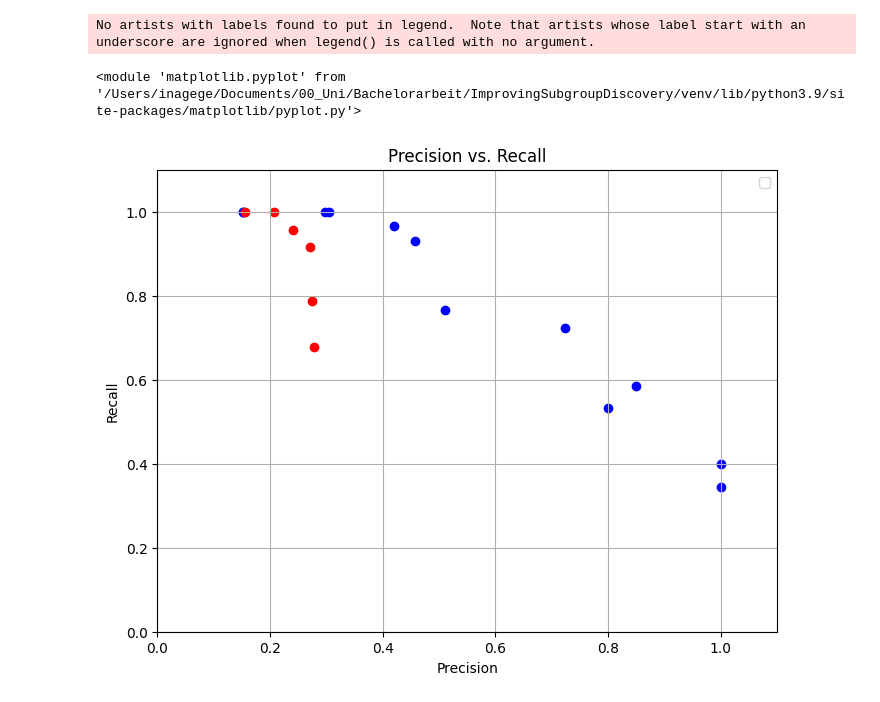
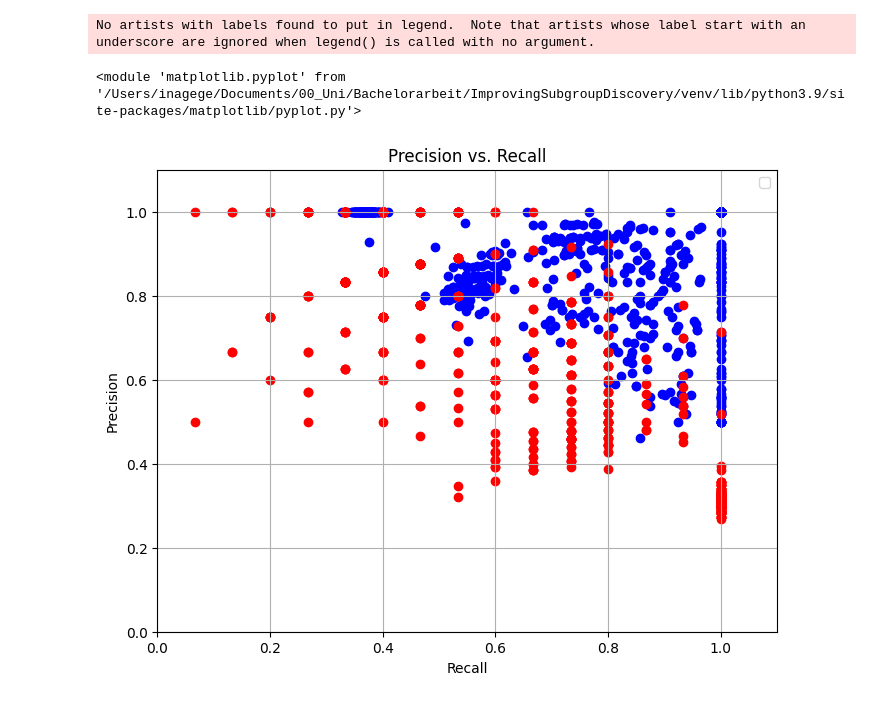
Before and after one commit to inagege/ImprovingSubgroupDiscovery, a Jupyter notebook: PRIM_Improvements/PRIM_Experiments_emaWorkbench_Improving_PRIM.ipynb, the cells around one changed output. Drawn from its saved outputs; the diff is of its cells as text; code cells hidden in the pictures.

```diff
--- a/PRIM_Improvements/PRIM_Experiments_emaWorkbench_Improving_PRIM.ipynb
+++ b/PRIM_Improvements/PRIM_Experiments_emaWorkbench_Improving_PRIM.ipynb
@@ -24,4 +26,9 @@ def visualize_precision_and_recall(precision_train, recall_train, precision_test
     # Display the plot
     plt.grid(True)
     return plt
+# %%
+def flat_prec_rec(prec, rec):
+    prec = [item for sublist in prec for item in sublist]
+    rec = [item for sublist in rec for item in sublist]
+    return prec, rec
 # %%
@@ -80,6 +82,11 @@ def define_train_test_split(data_name, stratify_feature, drop_feature, test_size
     else:
         if (data_name) == 'Rozenberg':
             data = pd.read_csv('/Users/inagege/Documents/00_Uni/Bachelorarbeit/ImprovingSubgroupDiscovery/Data/Rozenberg et al 2014.csv')
+
+    scaler = MinMaxScaler()
+    data1 = data
+    data = scaler.fit_transform(data)
+    data = pd.DataFrame(data, index = data1.index, columns=data1.columns)
 
     #sampeling a subset of the whole data set
     sample_train, sample_test = train_test_split(data, test_size=test_size, stratify=data[stratify_feature])
@@ -163,45 +201,50 @@ No artists with labels found to put in legend.  Note that artists whose label st
 # %%
-#duplicate 1 in each box
-lims = box1.box_lims
+#duplicate 1 in best box
+lims = boxes1
 
 prec_train = []
 rec_train = []
 
-for index, row in box1.peeling_trajectory.iterrows():
-    rec_train.append(row['coverage'])
-    prec_train.append(row['density'])
-
 prec_test = []
 rec_test = []
 
-x, y, x_test, y_test = define_train_test_split('Rozenberg', 'SSP1', ['SSP1', 'SSP2', 'SSP3', 'SSP4'], 0.333)
+for z in range(number_of_repeats):
 
-new_labels = y
-new_data = x
+    x, y, x_test, y_test = define_train_test_split('Rozenberg', 'SSP1', ['SSP1', 'SSP2', 'SSP3', 'SSP4', 'SSP5'], 0.333)
 
-# Iterate over each row of temp_data
-for index, row in x_test.iterrows():
-    is_within_limits = True
-    a = 0
-    # Check if entry lies within the specified limits
-    for column, value in row.iteritems():
-        is_within_limits = (lims[len(lims) - 1].iloc[0, a] <= value <= lims[len(lims) - 1].iloc[1, a]) & is_within_limits
-        a = a + 1
-    if is_within_limits:
-        new_data.loc[len(new_data)] = row
-        new_labels.loc[len(y)] = y[index]
+    labels3 = y
+    data3 = x
+    box = lims[len(lims) - 1]
+    box = pd.DataFrame(box)
 
-prim_alg3 = prim.Prim(new_data.values, new_labels, threshold=0.8, peel_alpha=0.1)
-box3 = prim_alg3.find_box()
+    # Iterate over each row of temp_data
+    for index, row in x.iterrows():
+        is_within_limits = True
+        # Check if entry lies within the specified limits
+        for a, (column, value) in enumerate(row.iteritems()):
+            is_within_limits = (box.iloc[0, a] <= value <= box.iloc[1, a]) & is_within_limits
+        if is_within_limits:
+            data3.loc[len(data3)] = row
+            labels3.loc[len(y)] = y[index]
 
-for index, row in box3.peeling_trajectory.iterrows():
-    rec_train.append(row['coverage'])
-    prec_train.append(row['density'])
+    prim_alg2 = prim_dens.PRIMdens(data3.values, labels3, alpha=0.1)
+    prim_alg2.fit()
+    precisions = prim_alg2.get_precisions()
+    recalls = prim_alg2.get_recalls()
+    boxes = prim_alg2.get_boxes()
 
-prec_test, rec_test = calculate_precision_recall_test_data(box3, x_test, y_test)
+    for index in range(len(precisions)):
+        rec_train.append(precisions[index])
+        prec_train.append(recalls[index])
+
+    prec_test_temp, rec_test_temp = calculate_precision_recall_test_data(boxes1, x_test, y_test)
+    prec_test.append(prec_test_temp)
+    rec_test.append(rec_test_temp)
+
+prec_test, rec_test = flat_prec_rec(prec_test, rec_test)
 
 visualize_precision_and_recall(prec_train, rec_train, prec_test, rec_test)
 # %% [output]
 No artists with labels found to put in legend.  Note that artists whose label start with an underscore are ignored when legend() is called with no argument.
 <module 'matplotlib.pyplot' from '/Users/inagege/Documents/00_Uni/Bachelorarbeit/ImprovingSubgroupDiscovery/venv/lib/python3.9/site-packages/matplotlib/pyplot.py'>
-[figure, old version]
+[figure, new version]
```
Also changed, not shown: parts of 5 cells of this notebook, 8 other files.
